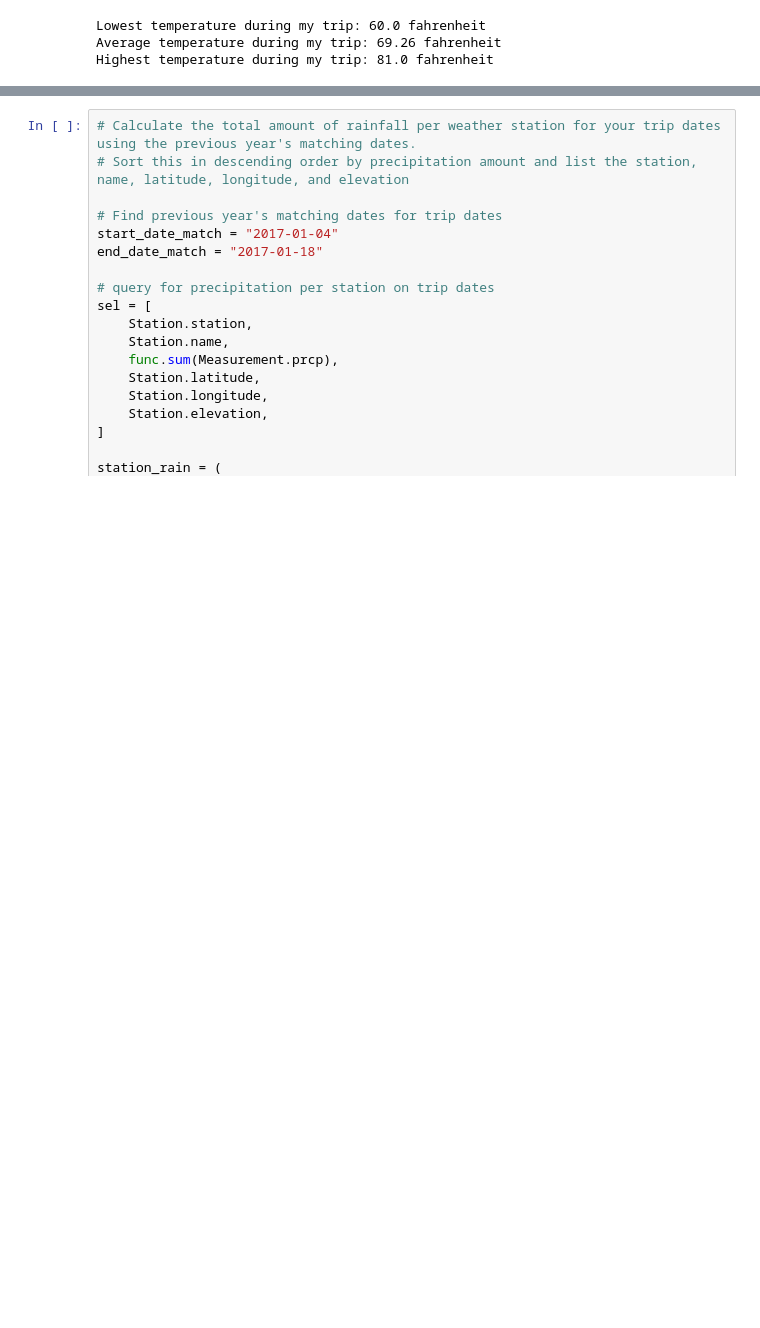
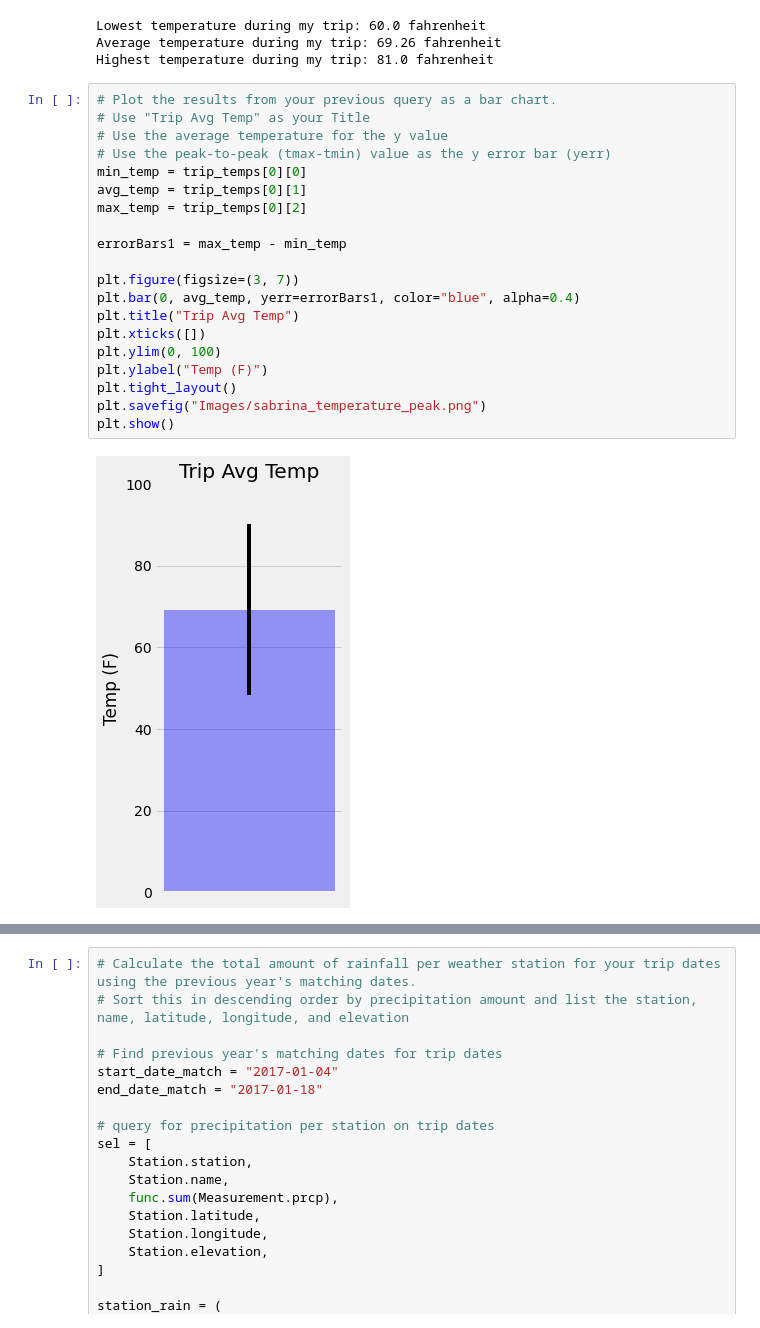
Before and after one commit to sabrinasaleh/sqlalchemy-challenge, a Jupyter notebook: climate_starter.ipynb, the cells around one changed output, grey strips where cells are left out. Cells and saved outputs as stored; diff of their text form; blank space fills up the shorter version.

```diff
--- a/climate_starter.ipynb
+++ b/climate_starter.ipynb
@@ -254,6 +303,28 @@ print(f"Highest temperature during my trip: {trip_temps[0][2]} fahrenheit")
 Lowest temperature during my trip: 60.0 fahrenheit
 Average temperature during my trip: 69.26 fahrenheit
 Highest temperature during my trip: 81.0 fahrenheit
+# %%
+# Plot the results from your previous query as a bar chart.
+# Use "Trip Avg Temp" as your Title
+# Use the average temperature for the y value
+# Use the peak-to-peak (tmax-tmin) value as the y error bar (yerr)
+min_temp = trip_temps[0][0]
+avg_temp = trip_temps[0][1]
+max_temp = trip_temps[0][2]
+
+errorBars1 = max_temp - min_temp
+
+plt.figure(figsize=(3, 7))
+plt.bar(0, avg_temp, yerr=errorBars1, color="blue", alpha=0.4)
+plt.title("Trip Avg Temp")
+plt.xticks([])
+plt.ylim(0, 100)
+plt.ylabel("Temp (F)")
+plt.tight_layout()
+plt.savefig("Images/sabrina_temperature_peak.png")
+plt.show()
+# %% [output]
+[figure, added]
 # %%
 # Plot the results from your previous query as a bar chart.
 # Use "Trip Avg Temp" as your Title
```
Also changed, not shown: parts of 4 cells of this notebook.
